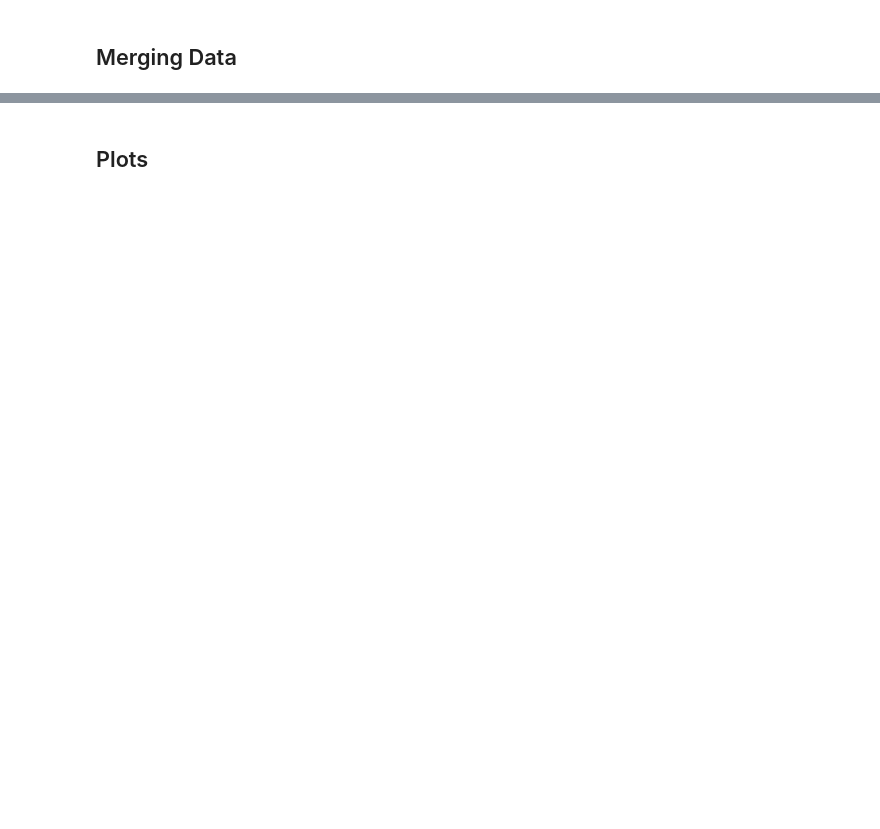
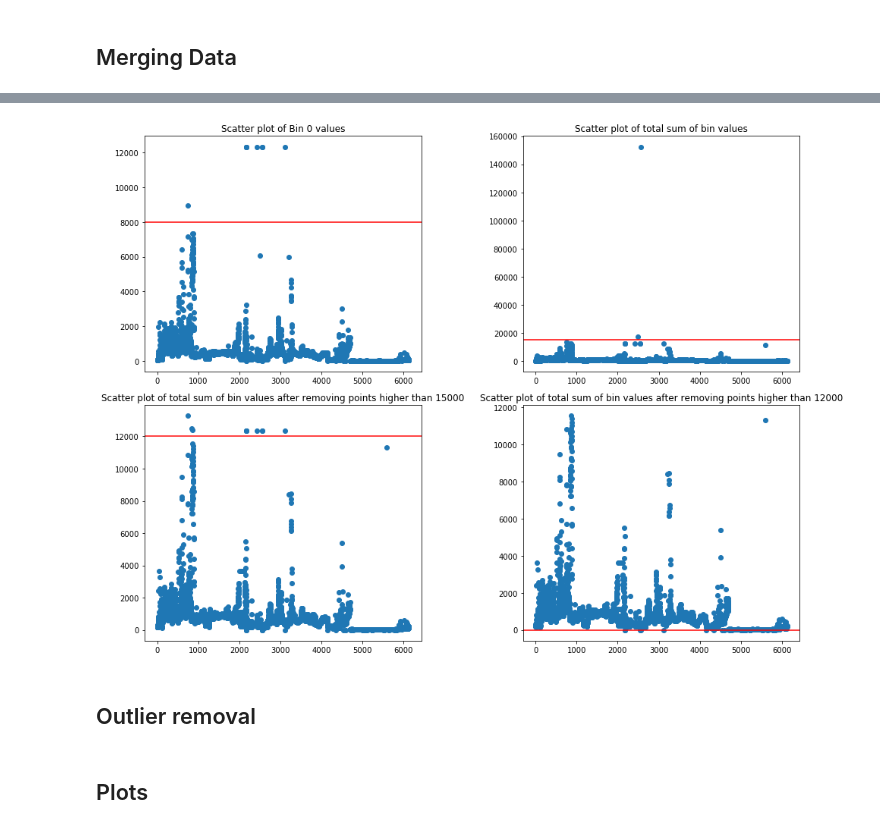
Before and after one commit to MihaiVisu/HonoursProject, a Jupyter notebook: notebooks/data_plots.ipynb, the cells around one changed output, grey strips where cells are left out. Saved outputs shown, nothing was run; the diff lists cells and outputs as text; code cells hidden in the pictures; blank space fills up the shorter version.

```diff
--- a/notebooks/data_plots.ipynb
+++ b/notebooks/data_plots.ipynb
@@ -86,0 +125,37 @@ data = data[data['humidity']>0]
+# %%
+
+data['index'] = data.index.values
+
+fs = plt.figure(figsize=(14,10))
+
+ax1 = fs.add_subplot(2,2,1)
+ax1.scatter(x=data['index'], y=data['bin0'])
+ax1.axhline(8000, color='red')
+ax1.set_title('Scatter plot of Bin 0 values')
+
+ax2 = fs.add_subplot(2,2,2)
+ax2.scatter(x=data['index'], y=data['total'])
+ax2.axhline(15000, color='red')
+ax2.set_title('Scatter plot of total sum of bin values')
+
+data = data[data['total']<15000]
+
+ax3 = fs.add_subplot(2,2,3)
+ax3.scatter(x=data['index'], y=data['total'])
+ax3.axhline(12000, color='red')
+ax3.set_title('Scatter plot of total sum of bin values after removing points higher than 15000')
+
+data = data[data['total']<12000]
+
+ax4 = fs.add_subplot(2,2,4)
+ax4.scatter(x=data['index'], y=data['total'])
+ax4.axhline(0, color='red')
+ax4.set_title('Scatter plot of total sum of bin values after removing points higher than 12000')
+
+fs.tight_layout()
+
+fs.savefig('../report/outliers_bins.pdf')
+# %% [output]
+[figure, added]
+# %% [markdown]
+## Outlier removal
```
Also changed, not shown: parts of 6 cells of this notebook, 3 other files.
